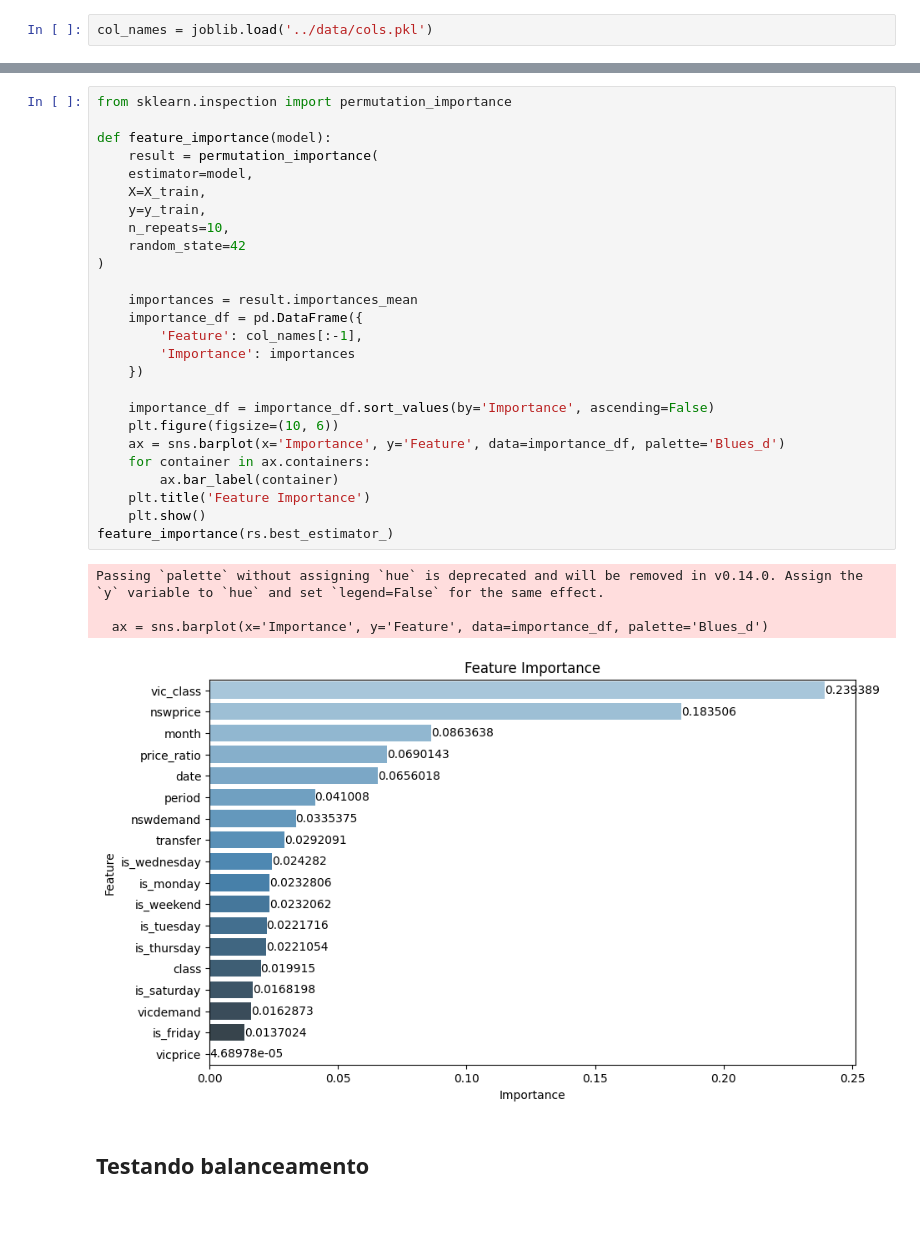
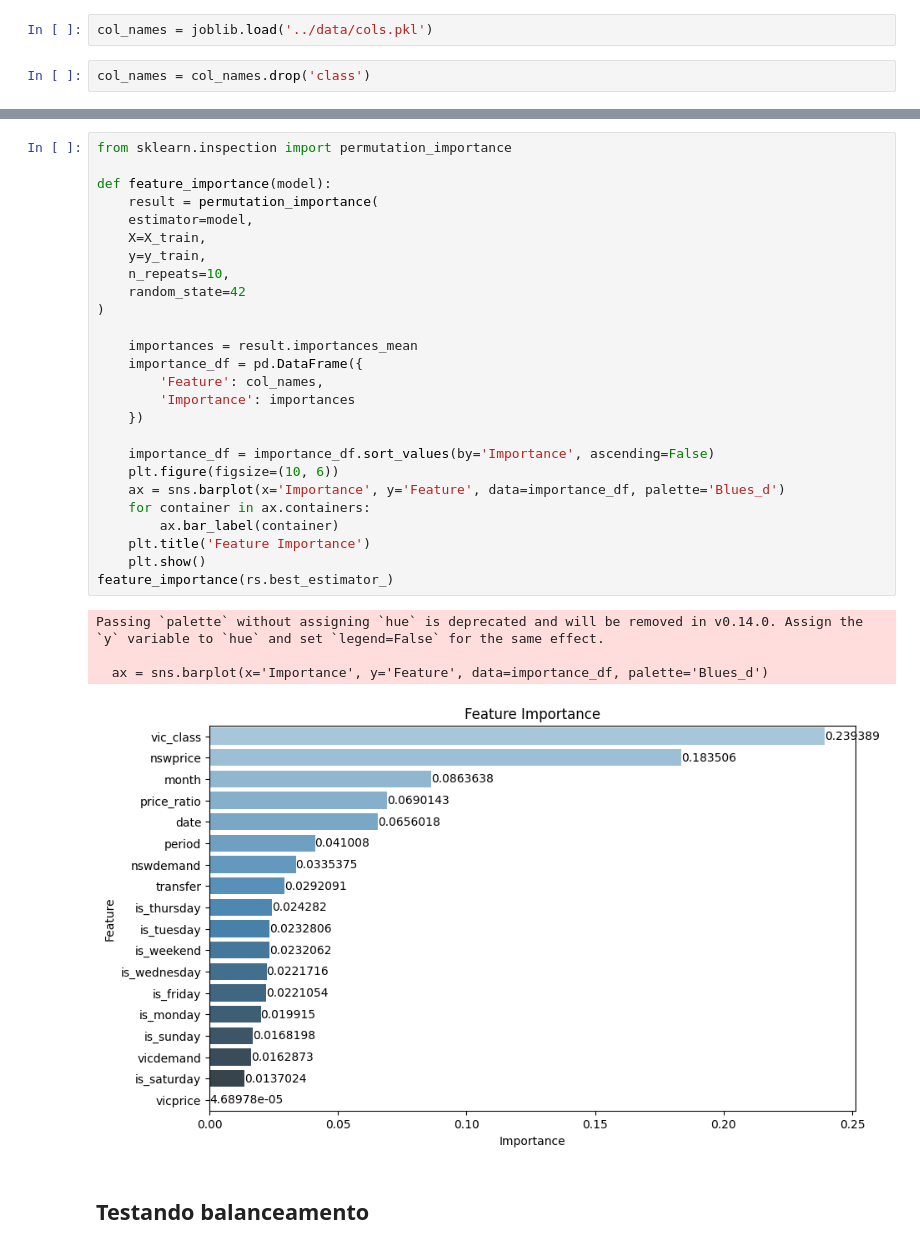
Before and after one commit to FrederickAlmeida/electricity-classification, a Jupyter notebook: hypertuning/mlp.ipynb, the cells around one changed output, grey strips where cells are left out. Drawn from its saved outputs; the diff is of its cells as text; blank space fills up the shorter version.

```diff
--- a/hypertuning/mlp.ipynb
+++ b/hypertuning/mlp.ipynb
@@ -206,3 +206,5 @@ view_test_metrics(True, 3, results)
 [figure]
 # %%
 col_names = joblib.load('../data/cols.pkl')
+# %%
+col_names = col_names.drop('class')
@@ -209,34 +219,34 @@ col_names = joblib.load('../data/cols.pkl')
 # %%
 from sklearn.inspection import permutation_importance
 
 def feature_importance(model):
     result = permutation_importance(
     estimator=model,
     X=X_train,
     y=y_train,
     n_repeats=10,
     random_state=42
 )
 
     importances = result.importances_mean
     importance_df = pd.DataFrame({
-        'Feature': col_names[:-1],
+        'Feature': col_names,
         'Importance': importances
     })
 
     importance_df = importance_df.sort_values(by='Importance', ascending=False)
     plt.figure(figsize=(10, 6))
     ax = sns.barplot(x='Importance', y='Feature', data=importance_df, palette='Blues_d')
     for container in ax.containers:
         ax.bar_label(container)
     plt.title('Feature Importance')
     plt.show()
 feature_importance(rs.best_estimator_)
 # %% [output]
 Passing `palette` without assigning `hue` is deprecated and will be removed in v0.14.0. Assign the `y` variable to `hue` and set `legend=False` for the same effect.
 
   ax = sns.barplot(x='Importance', y='Feature', data=importance_df, palette='Blues_d')
-[figure, old version]
+[figure, new version]
 # %% [markdown]
 ## Testando balanceamento
 # %%
```
Also changed, not shown: parts of 2 cells of this notebook.
